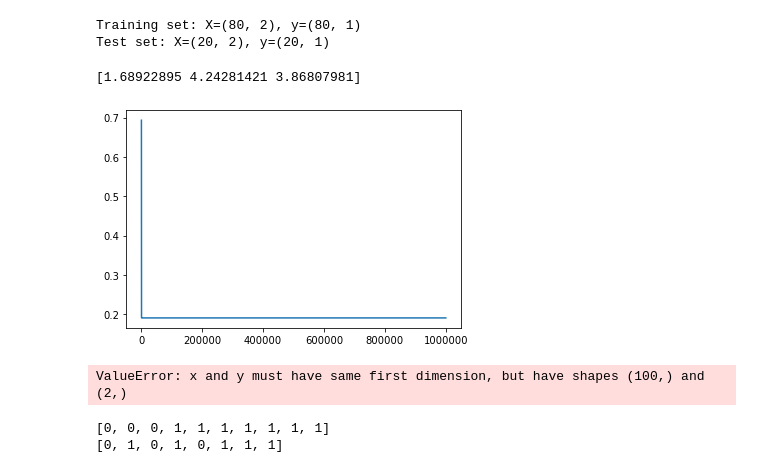
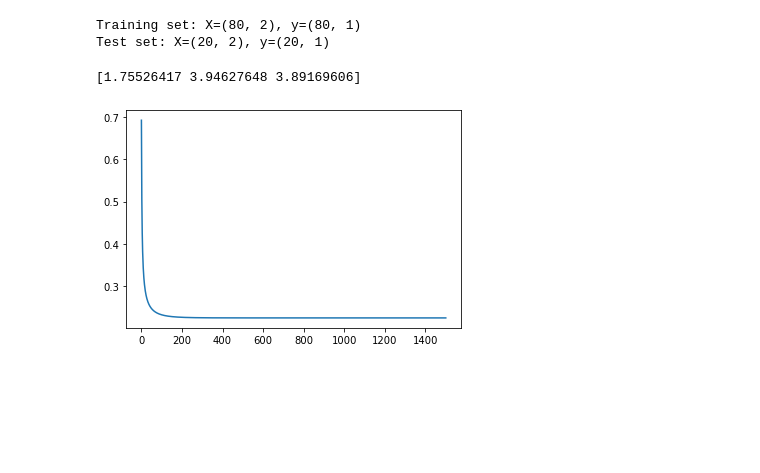
Before and after one commit to vseredovych/ML, a Jupyter notebook: Practice/LogisticRegression/LogisticRegression.ipynb, the cells around one changed output. Cells and saved outputs as stored; diff of their text form; code cells hidden in the pictures; blank space fills up the shorter version.

```diff
--- a/Practice/LogisticRegression/LogisticRegression.ipynb
+++ b/Practice/LogisticRegression/LogisticRegression.ipynb
@@ -55,8 +53,7 @@ class CustomLogisticRegressionEstimator(BaseEstimator, ClassifierMixin):
 
     def predict(self, X):
         # Check is fit had been called
-        # check_is_fitted(self)
-
+        check_is_fitted(self)
         # Input validation
         X = check_array(X)
 
@@ -71,7 +68,7 @@ class CustomLogisticRegressionEstimator(BaseEstimator, ClassifierMixin):
         return y
 
     def get_cost_history(self):
-        #check_is_fitted(self)
+        check_is_fitted(self)
         return self.Js
 
     def normalize(self, X):
@@ -99,7 +96,6 @@ class CustomLogisticRegressionEstimator(BaseEstimator, ClassifierMixin):
         if m == 0:
             return None
 
-        # J = 1 / (2 * m) * sum((self.hypothesis(X, theta) - y) ** 2)
         h0 = self.hypothesis(X, theta)
         J = (1 / m) * ( (-y.T).dot(np.log(h0)) - (1 - y).T.dot(np.log(1 - h0)) )
         return J
@@ -132,7 +128,6 @@ class CustomLogisticRegressionEstimator(BaseEstimator, ClassifierMixin):
         J_history.append(J)
         for i in range(num_iters):
             delta = self.derivative(X, y, theta)
-            #print(delta)
             theta = theta - alpha * delta
             J = self.cost_function(X, y, theta)
 
@@ -190,49 +184,13 @@ Test set: X=(20, 2), y=(20, 1)
 # %%
 lg = CustomLogisticRegressionEstimator(normalize=True)
 # Without normalization
 # 1 000 000
 # 0.0001
 
-lg.fit(X_train, y_train, 1, 1000000)
+lg.fit(X_train, y_train, 1, 1500)
 
 print(lg.coef_)
 plot_J(lg.get_cost_history())
 # %% [output]
-[1.68922895 4.24281421 3.86807981]
+[1.75526417 3.94627648 3.89169606]
-[figure, old version]
+[figure, new version]
-# %%
-#plot_x = np.array([X.iloc[0, :].min()-5,  X.iloc[1, :].max()+5]);
-#plot_y = (-1 / theta[2]) * (theta[1] * plot_x + theta[0]);
-
-#plt.plot(plot_x, plot_y, '-o')
-
-theta = lg.coef_
-plot_data(X_train, y_train)
-
-decision_boundary(X_train, y_train, lg.coef_, lg.mean, lg.std)
-# grid_x = np.array([X_train.iloc[:, 0].min()-5,  X_train.iloc[:, 1].max()+5])
-# y_grid = (-1 / (theta[2])) * (theta[1] * grid_x + theta[0])
-
-
-#good
-#y_grid = (-lg.std / (theta[2])) * (theta[1] * ((grid_x - lg.mean) / lg.std) + theta[0]) + lg.mean
-#y_grid = (y_grid - lg.mean) / lg.std
-
-print(grid_x)
-plt.plot(grid_x, y_grid)
-
-
-y_pred = lg.predict(X_test)
-plot_data(X_test, np.array(y_pred), test=True)
-
-
-plt.show()
-print(theta)
-# %% [output]
-ValueError: x and y must have same first dimension, but have shapes (100,) and (2,)
-# %%
-print(lg.predict(np.array([[10, 10], [20, 20], [30, 30], [40, 40], [50, 50], [60, 60], [70, 70], [80, 80], [90, 90], [100, 100]])))
-print(lg.predict(np.array([[0, 10], [30, 70], [10, 90], [80, 70], [20, 50], [50, 20], [70, 20], [90, 32]])))
-# %% [output]
-[0, 0, 0, 1, 1, 1, 1, 1, 1, 1]
-[0, 1, 0, 1, 0, 1, 1, 1]
```
Also changed, not shown: parts of 3 cells of this notebook.
